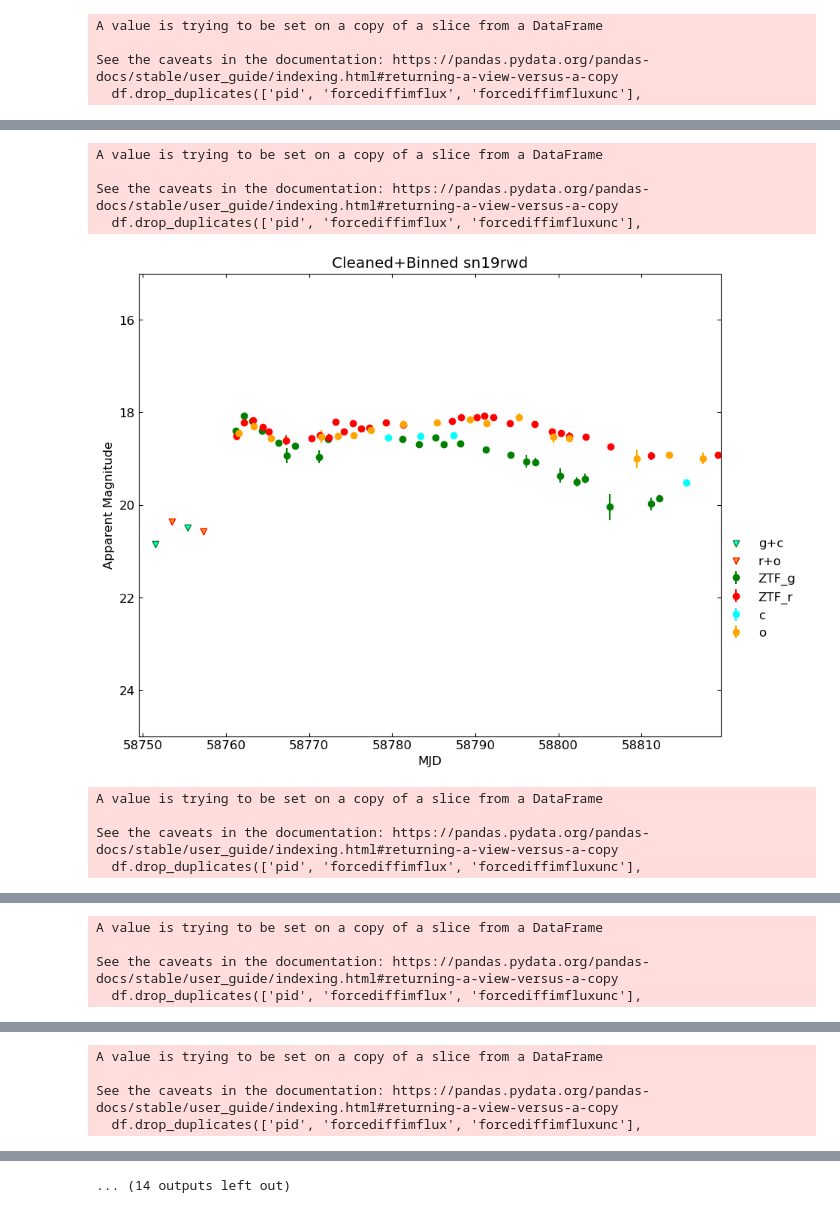
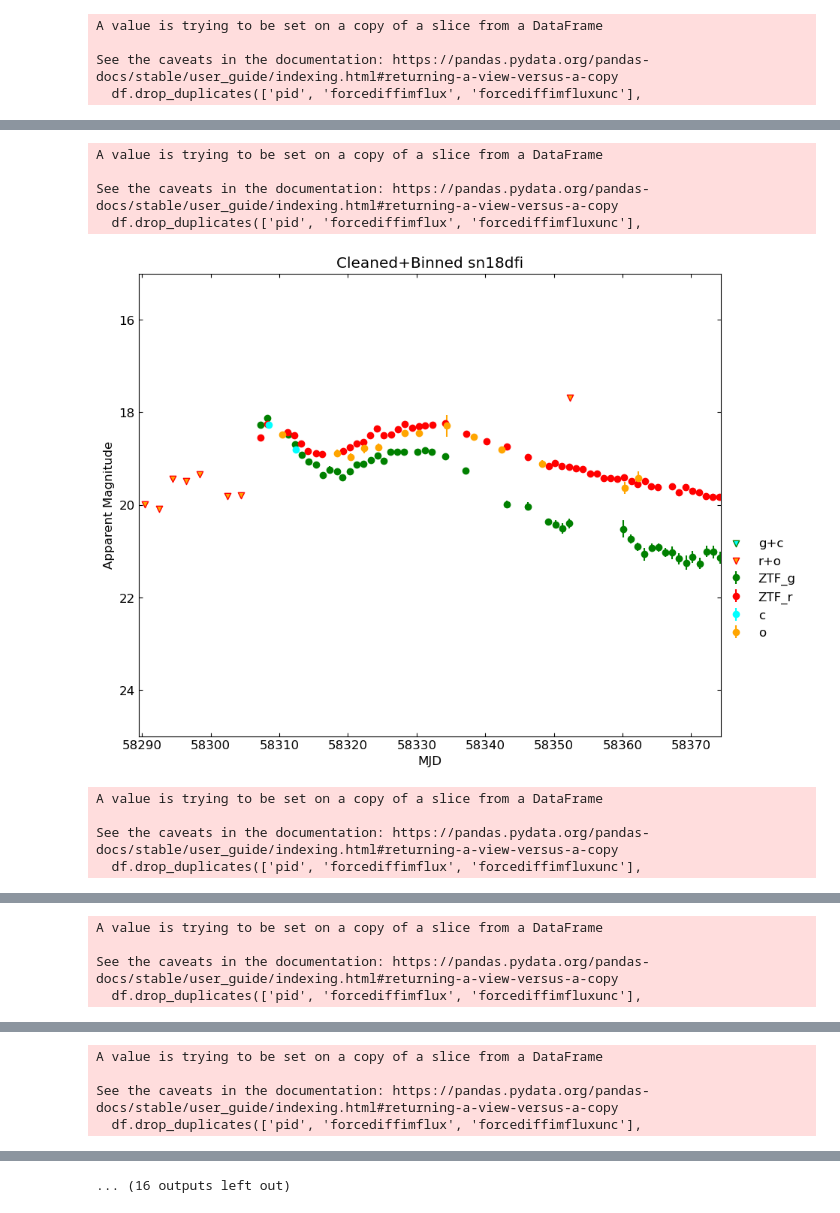
Before and after one commit to aec3675/ztf_IIb, a Jupyter notebook: cleaning/outputs/plot_cleaned.ipynb, the cells around one changed output, grey strips where cells are left out. Saved outputs shown, nothing was run; the diff lists cells and outputs as text; code cells hidden in the pictures.

```diff
--- a/cleaning/outputs/plot_cleaned.ipynb
+++ b/cleaning/outputs/plot_cleaned.ipynb
@@ -343,18 +264,19 @@ def cleaning_routine(sn_name, ztf_path, atlas_path, jdstart, jdend, plot=False,
     return
 # %%
 xlims_jd_dict = {'snztf18':[24+2.4582e6, 65+2.4582e6],
+                 'sn18dfi':[2458300.0, 2458364.79],
                'sn19rwd':[760+2.458e6, 810+2.458e6],
-               'sn20bio':[2458873.5, 2458920.5],
                'sn20ano':[868+2.458e6, 915+2.458e6],
                'sn20ikq':[-35+2.459e6, 15+2.459e6],
                'sn20rsc':[75+2.459e6, 107+2.459e6],
+               'sn20sbw':[2459083.5, 2459140.5],
                'sn21gno':[290+2.459e6, 330+2.459e6],
                'sn21heh':[2459290.5, 2459340.5],
+               'sn21pb':[18+2.4592e6, 60+2.4592e6],
                'sn21vgn':[2459430.5, 2459480.5],
                'sn22hnt':[2459680.5, 2459730.5],
                'sn22jpx':[2459705.5, 2459740.5],
                'sn22qzr':[795+2.459e6, 875+2.459e6],
-               'sn21pb':[18+2.4592e6, 60+2.4592e6],
                 }
 # %%
 %matplotlib inline
@@ -364,6 +286,12 @@ cleaning_routine('snztf18',
                  xlims_jd_dict['snztf18'][0],
                  xlims_jd_dict['snztf18'][1],
                  plot=True)
+cleaning_routine('sn18dfi',
+                 '../../data/forced_phot_data/18dfi_fp_lc.txt',
+                 '../../data/forced_phot_data/sn18dfi_atlas.txt',
+                 xlims_jd_dict['sn18dfi'][0],
+                 xlims_jd_dict['sn18dfi'][1],
+                 plot=True, save=True)
 cleaning_routine('sn19rwd',
                  '../../data/forced_phot_data/19rwd_fp_lc.txt',
                  '../../data/forced_phot_data/sn19rwd_atlas.txt',
@@ -377,12 +305,6 @@ cleaning_routine('sn20ano',
                  xlims_jd_dict['sn20ano'][1],
                  plot=True,
                  save=False)
-cleaning_routine('sn20bio',
-                 '../../data/forced_phot_data/20bio_fp_lc.txt',
-                 '../../data/forced_phot_data/sn20bio_atlas.txt',
-                 xlims_jd_dict['sn20bio'][0],
-                 xlims_jd_dict['sn20bio'][1],
-                 plot=True)
 cleaning_routine('sn20ikq',
                  '../../data/forced_phot_data/20ikq_fp_lc.txt',
                  '../../data/forced_phot_data/sn20ikq_atlas.txt',
@@ -395,6 +317,12 @@ cleaning_routine('sn20rsc',
                  xlims_jd_dict['sn20rsc'][0],
                  xlims_jd_dict['sn20rsc'][1],
                  plot=True)
+cleaning_routine('sn20sbw',
+                 '../../data/forced_phot_data/20sbw_fp_lc.txt',
+                 '../../data/forced_phot_data/sn20sbw_atlas.txt',
+                 xlims_jd_dict['sn20sbw'][0],
+                 xlims_jd_dict['sn20sbw'][1],
+                 plot=True, save=True)
 cleaning_routine('sn21gno',
                  '../../data/forced_phot_data/21gno_fp_lc.txt',
                  '../../data/forced_phot_data/sn21gno_atlas.txt',
@@ -420,34 +348,34 @@ cleaning_routine('sn21vgn',
                  xlims_jd_dict['sn21vgn'][1],
                  plot=True)
 cleaning_routine('sn22hnt',
                  '../../data/forced_phot_data/22hnt_fp_lc.txt',
                  '../../data/forced_phot_data/sn22hnt_atlas.txt',
                  xlims_jd_dict['sn22hnt'][0],
                  xlims_jd_dict['sn22hnt'][1],
                  plot=True)
 cleaning_routine('sn22jpx',
                  '../../data/forced_phot_data/22jpx_fp_lc.txt',
                  '../../data/forced_phot_data/sn22jpx_atlas.txt',
                  xlims_jd_dict['sn22jpx'][0],
                  xlims_jd_dict['sn22jpx'][1],
                  plot=True)
 cleaning_routine('sn22qzr',
                  '../../data/forced_phot_data/22qzr_fp_lc.txt',
                  '../../data/forced_phot_data/sn22qzr_atlas.txt',
                  xlims_jd_dict['sn22qzr'][0],
                  xlims_jd_dict['sn22qzr'][1],
                  plot=True)
 # %% [output]
 A value is trying to be set on a copy of a slice from a DataFrame
 
 See the caveats in the documentation: https://pandas.pydata.org/pandas-docs/stable/user_guide/indexing.html#returning-a-view-versus-a-copy
   df.drop_duplicates(['pid', 'forcediffimflux', 'forcediffimfluxunc'],
 [figure]
 A value is trying to be set on a copy of a slice from a DataFrame
 
 See the caveats in the documentation: https://pandas.pydata.org/pandas-docs/stable/user_guide/indexing.html#returning-a-view-versus-a-copy
   df.drop_duplicates(['pid', 'forcediffimflux', 'forcediffimfluxunc'],
-[figure, old version]
+[figure, new version]
 A value is trying to be set on a copy of a slice from a DataFrame
 
 See the caveats in the documentation: https://pandas.pydata.org/pandas-docs/stable/user_guide/indexing.html#returning-a-view-versus-a-copy
@@ -468,4 +396,4 @@ A value is trying to be set on a copy of a slice from a DataFrame
 See the caveats in the documentation: https://pandas.pydata.org/pandas-docs/stable/user_guide/indexing.html#returning-a-view-versus-a-copy
   df.drop_duplicates(['pid', 'forcediffimflux', 'forcediffimfluxunc'],
 [figure]
-... (14 outputs left out)
+... (16 outputs left out)
```
Also changed, not shown: parts of 7 cells of this notebook, 2 other files.
